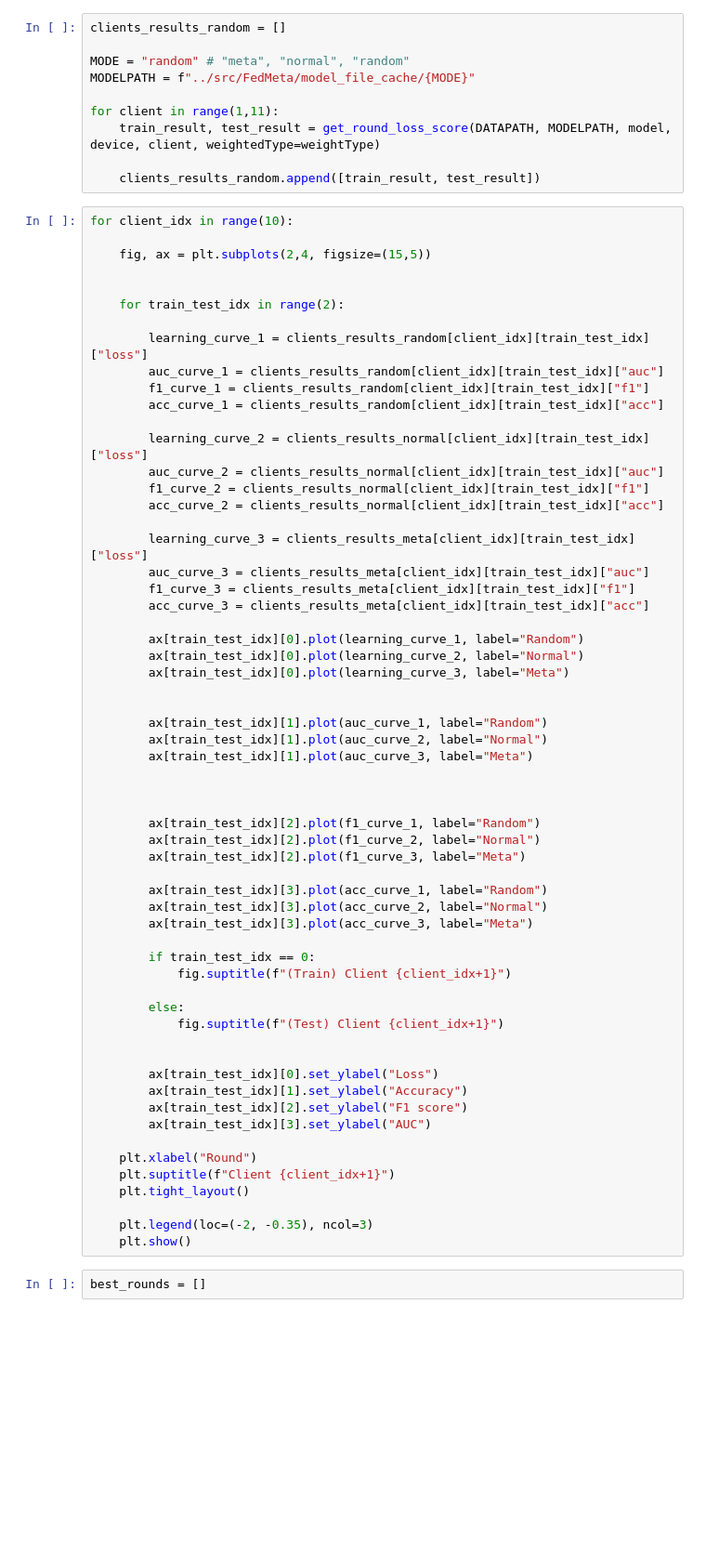
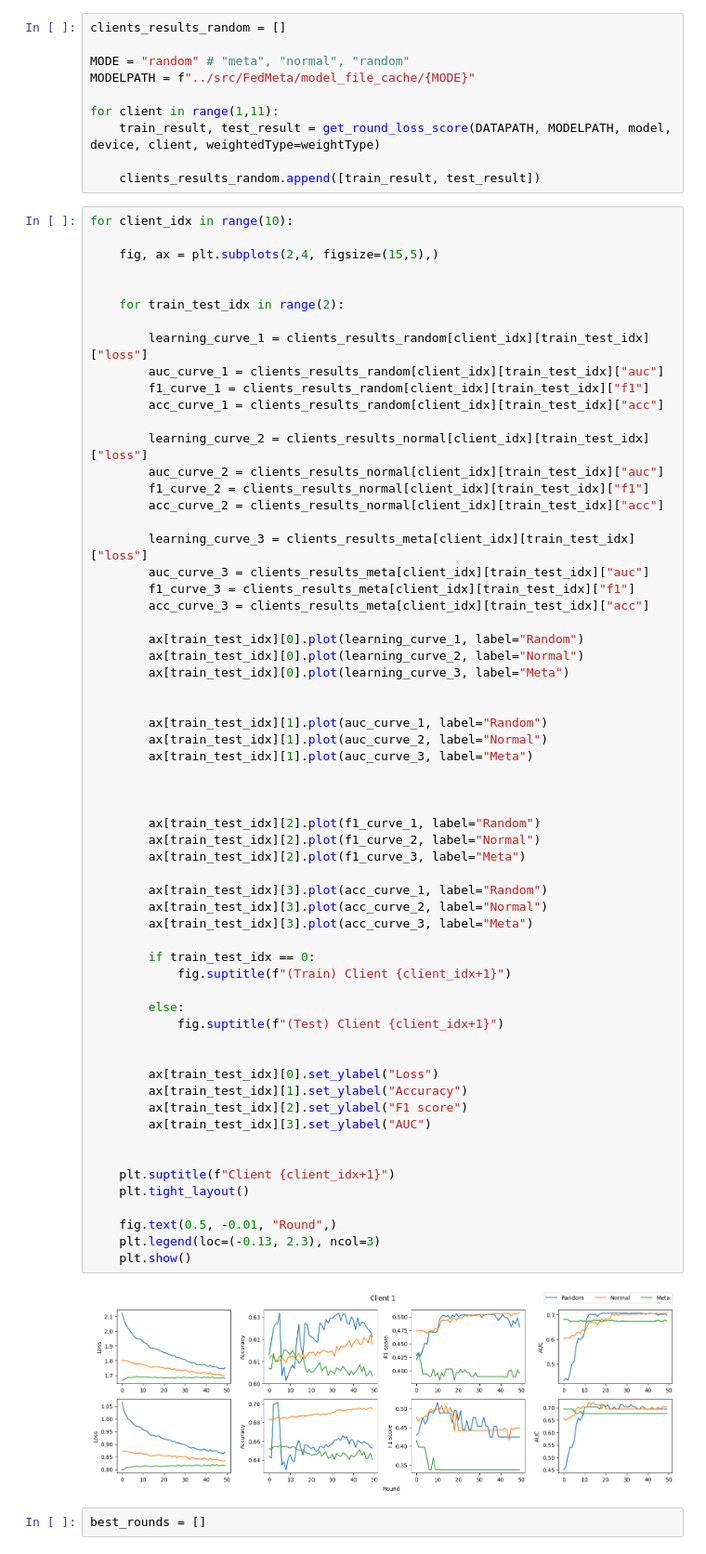
Before and after one commit to sunghwanism/FedMetaSleep, a Jupyter notebook: analysis/learningcurve.ipynb, the cells around one changed output. Shown at 93% size. Saved outputs shown, nothing was run; the diff lists cells and outputs as text; blank space fills up the shorter version.

```diff
--- a/analysis/learningcurve.ipynb
+++ b/analysis/learningcurve.ipynb
@@ -72,7 +74,7 @@ for client in range(1,11):
 # %%
 for client_idx in range(10):
 
-    fig, ax = plt.subplots(2,4, figsize=(15,5))
+    fig, ax = plt.subplots(2,4, figsize=(15,5),)
 
 
     for train_test_idx in range(2):
@@ -100,35 +102,38 @@ for client_idx in range(10):
         ax[train_test_idx][1].plot(auc_curve_1, label="Random")
         ax[train_test_idx][1].plot(auc_curve_2, label="Normal")
         ax[train_test_idx][1].plot(auc_curve_3, label="Meta")
 
 
 
         ax[train_test_idx][2].plot(f1_curve_1, label="Random")
         ax[train_test_idx][2].plot(f1_curve_2, label="Normal")
         ax[train_test_idx][2].plot(f1_curve_3, label="Meta")
 
         ax[train_test_idx][3].plot(acc_curve_1, label="Random")
         ax[train_test_idx][3].plot(acc_curve_2, label="Normal")
         ax[train_test_idx][3].plot(acc_curve_3, label="Meta")
 
         if train_test_idx == 0:
             fig.suptitle(f"(Train) Client {client_idx+1}")
 
         else:
             fig.suptitle(f"(Test) Client {client_idx+1}")
 
 
         ax[train_test_idx][0].set_ylabel("Loss")
         ax[train_test_idx][1].set_ylabel("Accuracy")
         ax[train_test_idx][2].set_ylabel("F1 score")
         ax[train_test_idx][3].set_ylabel("AUC")
 
-    plt.xlabel("Round")
+
     plt.suptitle(f"Client {client_idx+1}")
     plt.tight_layout()
 
-    plt.legend(loc=(-2, -0.35), ncol=3)
+    fig.text(0.5, -0.01, "Round",)
+    plt.legend(loc=(-0.13, 2.3), ncol=3)
     plt.show()
+# %% [output]
+[figure, added]
 # %%
 best_rounds = []
 # %%
```
Also changed, not shown: parts of 1 cell of this notebook.
